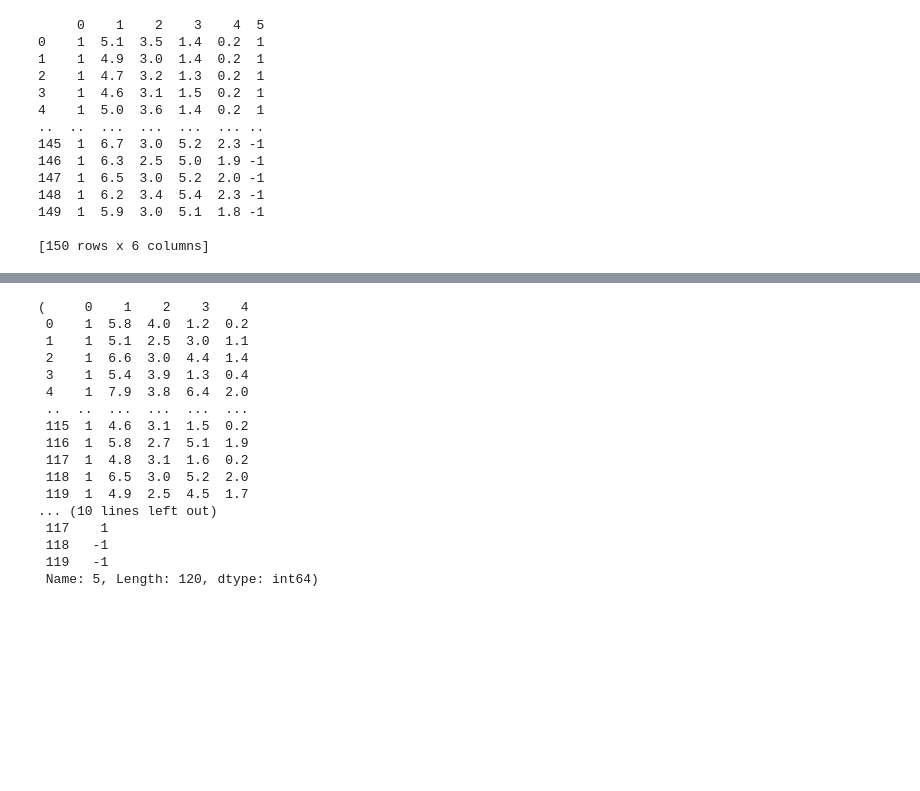
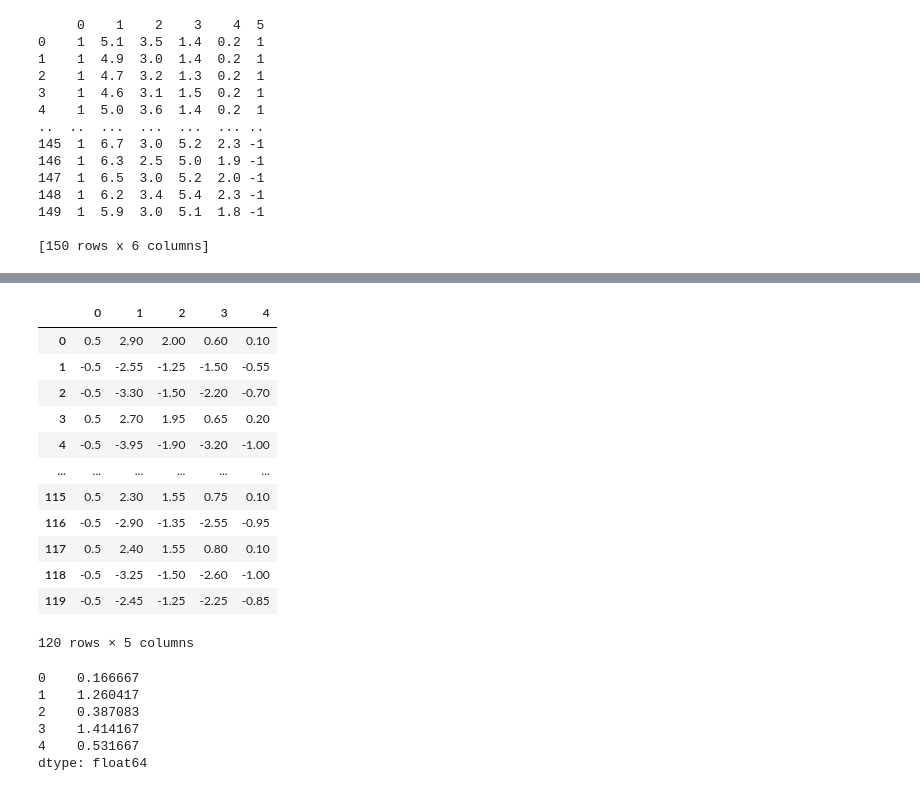
Before and after one commit to willychangx/binary-classification-regression, a Jupyter notebook: Coding Problems.ipynb, the cells around one changed output, grey strips where cells are left out. Drawn from its saved outputs; the diff is of its cells as text; code cells hidden in the pictures; blank space fills up the shorter version.

```diff
--- a/Coding Problems.ipynb
+++ b/Coding Problems.ipynb
@@ -306,10 +306,10 @@ df = df.rename(columns={'bias': 0, 0: 1, 1: 2, 2: 3, 3: 4, 4: 5})
 print(df)
 training_set = df.sample(frac=0.8, random_state=1).reset_index()
 training_set.pop('index')
-train_X, train_Y = training_set.loc[:,0:4], training_set.loc[:,5]
+train_X, train_Y = training_set.loc[:,1:4], training_set.loc[:,5]
 testing_set = df.copy().drop(training_set.index).reset_index()
 testing_set.pop('index')
-test_X, test_Y = testing_set.loc[:,0:4], testing_set.loc[:,5]
+test_X, test_Y = testing_set.loc[:,1:4], testing_set.loc[:,5]
 # %% [output]
      0    1    2    3    4  5
 0    1  5.1  3.5  1.4  0.2  1
@@ -351,4 +358,5 @@ testt = np.transpose(test)
 # train_X['grad'] = train_X.apply(lambda x: testt @ x, axis=0)
 res = []
 for i in range(len(train_X)):
-    res.append(y[i]*train_X.iloc[i]/(1+np.exp(y[i]*wt @ train_X.iloc[i])))
+    res.append(train_Y[i]*train_X.iloc[i]/(1+np.exp(train_Y[i]*testt @ train_X.iloc[i])))
+new_w = -pd.DataFrame(res).sum(axis=0)/len(train_X)
@@ -357,20 +383,25 @@ UFuncTypeError: ufunc 'multiply' did not contain a loop with signature matching
 # %%
-train_X, train_Y
+pd.DataFrame(res)
 # %% [output]
+|  | 0 | 1 | 2 | 3 | 4 |
+| 0 | 0.5 | 2.90 | 2.00 | 0.60 | 0.10 |
+| 1 | -0.5 | -2.55 | -1.25 | -1.50 | -0.55 |
+| 2 | -0.5 | -3.30 | -1.50 | -2.20 | -0.70 |
+| 3 | 0.5 | 2.70 | 1.95 | 0.65 | 0.20 |
+| 4 | -0.5 | -3.95 | -1.90 | -3.20 | -1.00 |
+| ... | ... | ... | ... | ... | ... |
+| 115 | 0.5 | 2.30 | 1.55 | 0.75 | 0.10 |
+| 116 | -0.5 | -2.90 | -1.35 | -2.55 | -0.95 |
+| 117 | 0.5 | 2.40 | 1.55 | 0.80 | 0.10 |
+| 118 | -0.5 | -3.25 | -1.50 | -2.60 | -1.00 |
+| 119 | -0.5 | -2.45 | -1.25 | -2.25 | -0.85 |
-(     0    1    2    3    4
- 0    1  5.8  4.0  1.2  0.2
- 1    1  5.1  2.5  3.0  1.1
- 2    1  6.6  3.0  4.4  1.4
- 3    1  5.4  3.9  1.3  0.4
- 4    1  7.9  3.8  6.4  2.0
- ..  ..  ...  ...  ...  ...
- 115  1  4.6  3.1  1.5  0.2
- 116  1  5.8  2.7  5.1  1.9
- 117  1  4.8  3.1  1.6  0.2
- 118  1  6.5  3.0  5.2  2.0
- 119  1  4.9  2.5  4.5  1.7
-... (10 lines left out)
- 117    1
- 118   -1
- 119   -1
- Name: 5, Length: 120, dtype: int64)
+120 rows × 5 columns
+# %%
+-pd.DataFrame(res).sum(axis=0)/len(train_X)
+# %% [output]
+0    0.166667
+1    1.260417
+2    0.387083
+3    1.414167
+4    0.531667
+dtype: float64
```
Also changed, not shown: parts of 11 cells of this notebook.
